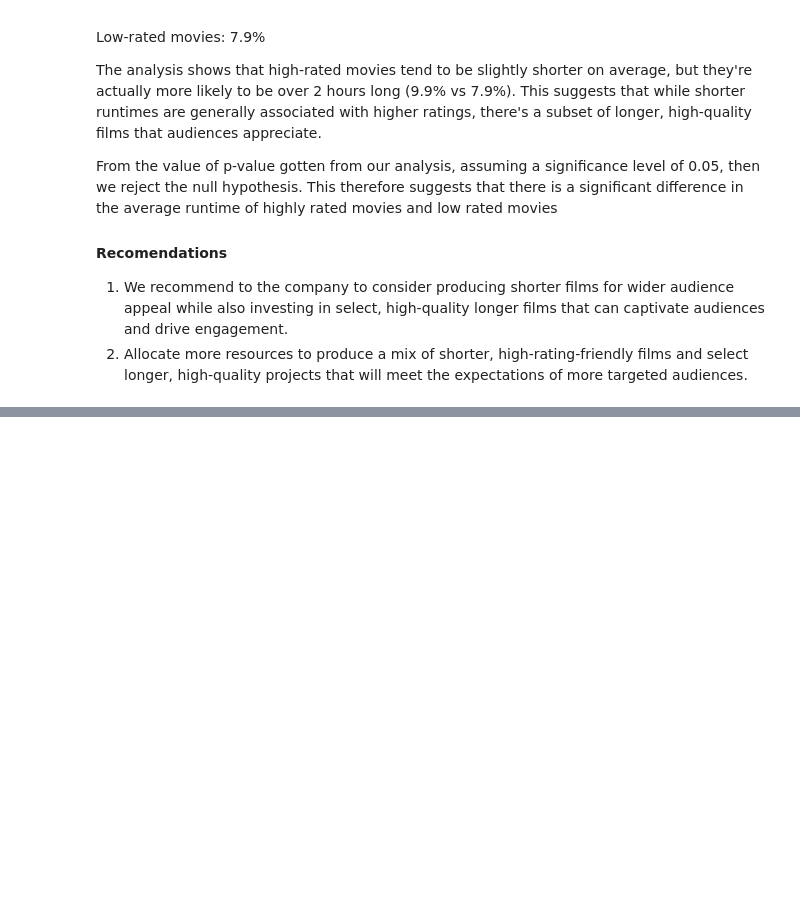
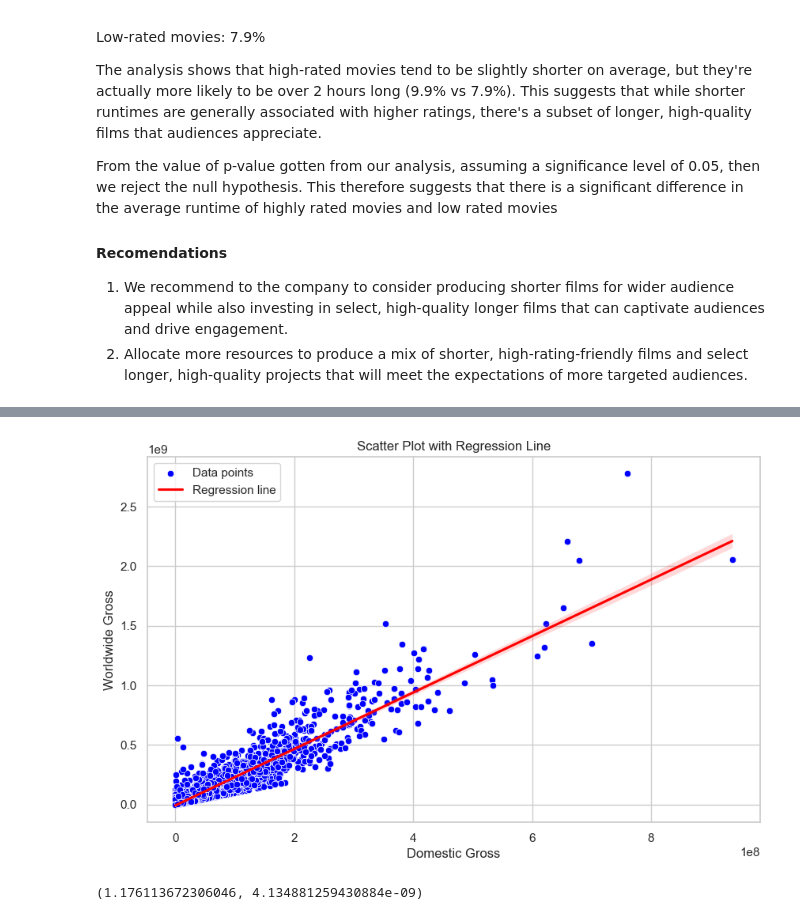
Before and after one commit to gkipkirui1/DSC_PT08P2_Phase_2_Project_Grp_1_Final, a Jupyter notebook: james_eda.ipynb, the cells around one changed output, grey strips where cells are left out. Saved outputs shown, nothing was run; the diff lists cells and outputs as text; code cells hidden in the pictures; blank space fills up the shorter version.

```diff
--- a/james_eda.ipynb
+++ b/james_eda.ipynb
@@ -731,0 +757,20 @@ From the value of p-value gotten from our analysis, assuming a significance leve
+# %%
+# Set Seaborn style
+sns.set_theme(style="whitegrid")
+
+# Create the plot
+plt.figure(figsize=(10, 6))
+sns.scatterplot(data=merged_df, x="domestic_gross", y="worldwide_gross", label="Data points", color="blue")
+
+# Overlay a regression line
+sns.regplot(data=merged_df, x="domestic_gross", y="worldwide_gross", scatter=False, label="Regression line", color="red")
+
+# Add labels and legend
+plt.title("Scatter Plot with Regression Line")
+plt.xlabel("Domestic Gross")
+plt.ylabel("Worldwide Gross")
+plt.legend()
+
+plt.show()
+# %% [output]
+[figure, added]
@@ -731,0 +783,7 @@ From the value of p-value gotten from our analysis, assuming a significance leve
+# %%
+# The model
+results1 = make_model(merged_df["runtime"],merged_df["production_budget"])
+
+linear_rainbow(results1)
+# %% [output]
+(1.176113672306046, 4.134881259430884e-09)
```
Also changed, not shown: parts of 6 cells of this notebook.
